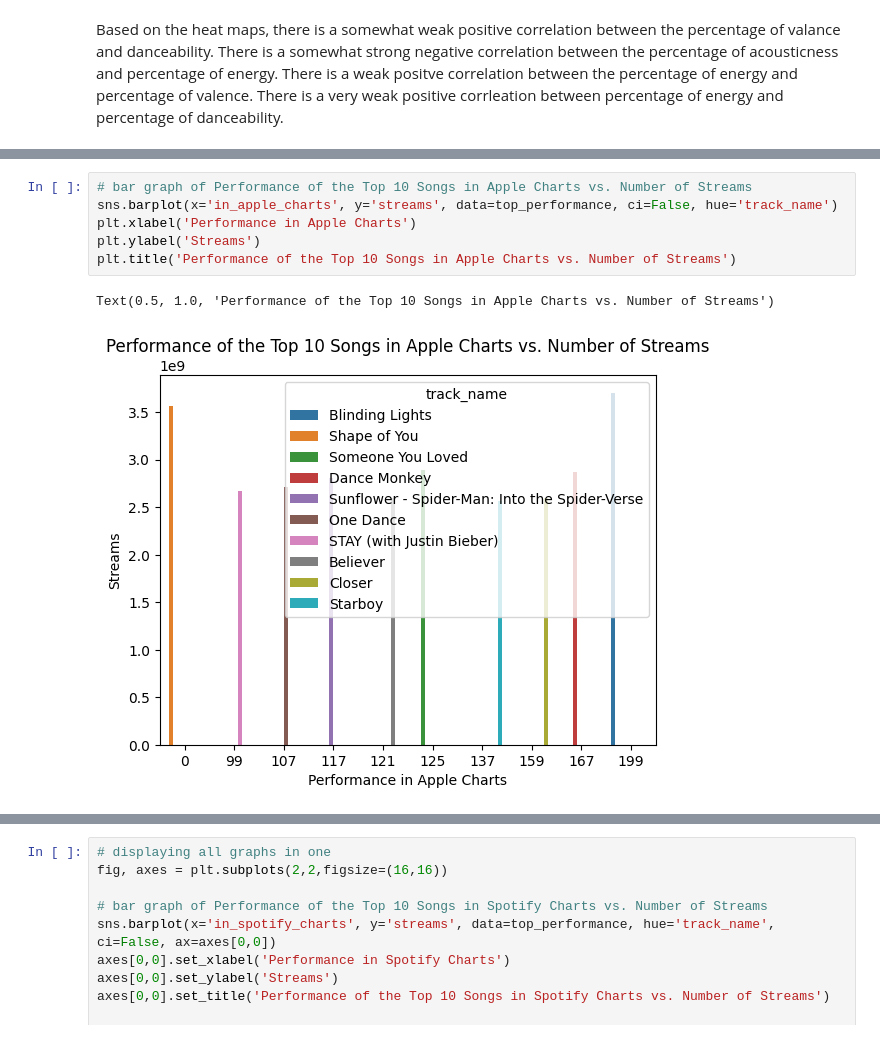
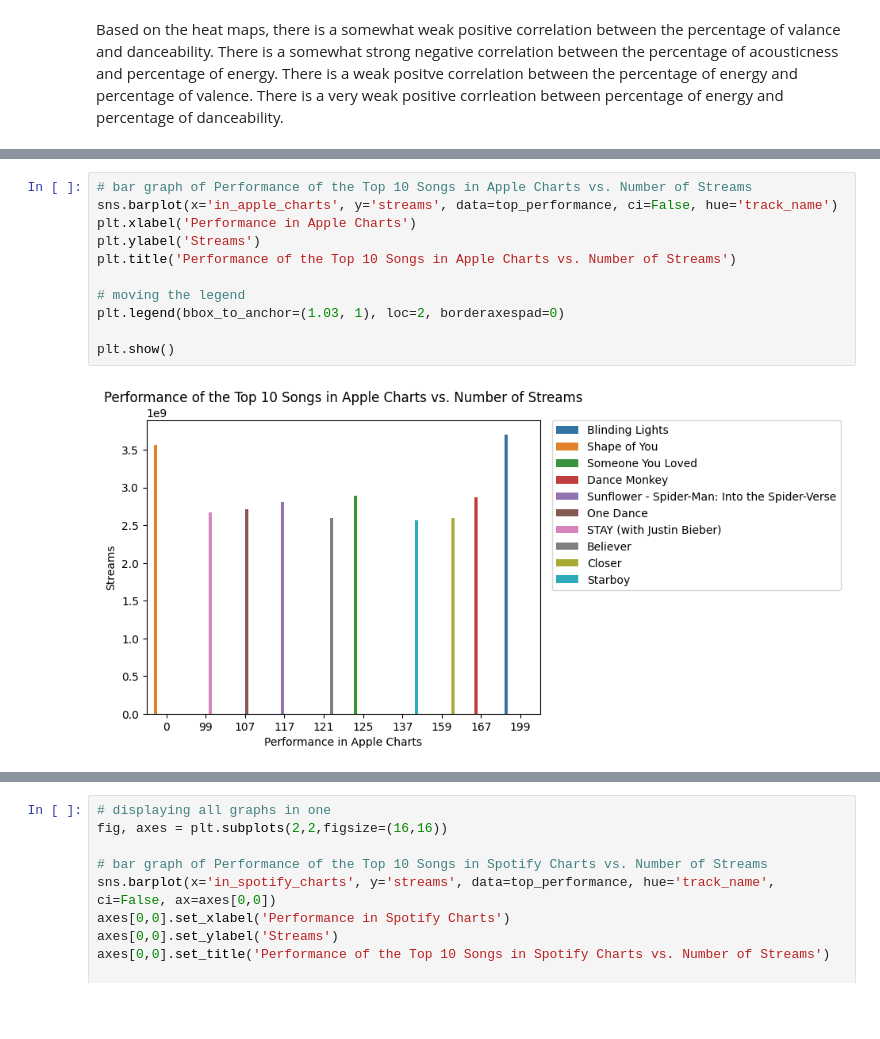
Before and after one commit to Graviton12/TP1_SZM_JBG, a Jupyter notebook: TP1_SZM_JBG.ipynb, the cells around one changed output, grey strips where cells are left out. Drawn from its saved outputs; the diff is of its cells as text; blank space fills up the shorter version.

```diff
--- a/TP1_SZM_JBG.ipynb
+++ b/TP1_SZM_JBG.ipynb
@@ -379,12 +437,16 @@ Text(0.5, 1.0, 'Performance of the Top 10 Songs in Spotify Charts vs. Number of
 # %%
 # bar graph of Performance of the Top 10 Songs in Apple Charts vs. Number of Streams
 sns.barplot(x='in_apple_charts', y='streams', data=top_performance, ci=False, hue='track_name')
 plt.xlabel('Performance in Apple Charts')
 plt.ylabel('Streams')
 plt.title('Performance of the Top 10 Songs in Apple Charts vs. Number of Streams')
+
+# moving the legend
+plt.legend(bbox_to_anchor=(1.03, 1), loc=2, borderaxespad=0)
+
+plt.show()
 # %% [output]
-Text(0.5, 1.0, 'Performance of the Top 10 Songs in Apple Charts vs. Number of Streams')
-[figure, old version]
+[figure, new version]
 # %%
 # bar graph of Performance of the Top 10 Songs in Deezer Charts vs. Number of Streams
 sns.barplot(x='in_deezer_charts', y='streams', data=top_performance, ci=False, hue='track_name')
```
Also changed, not shown: parts of 34 cells of this notebook.
